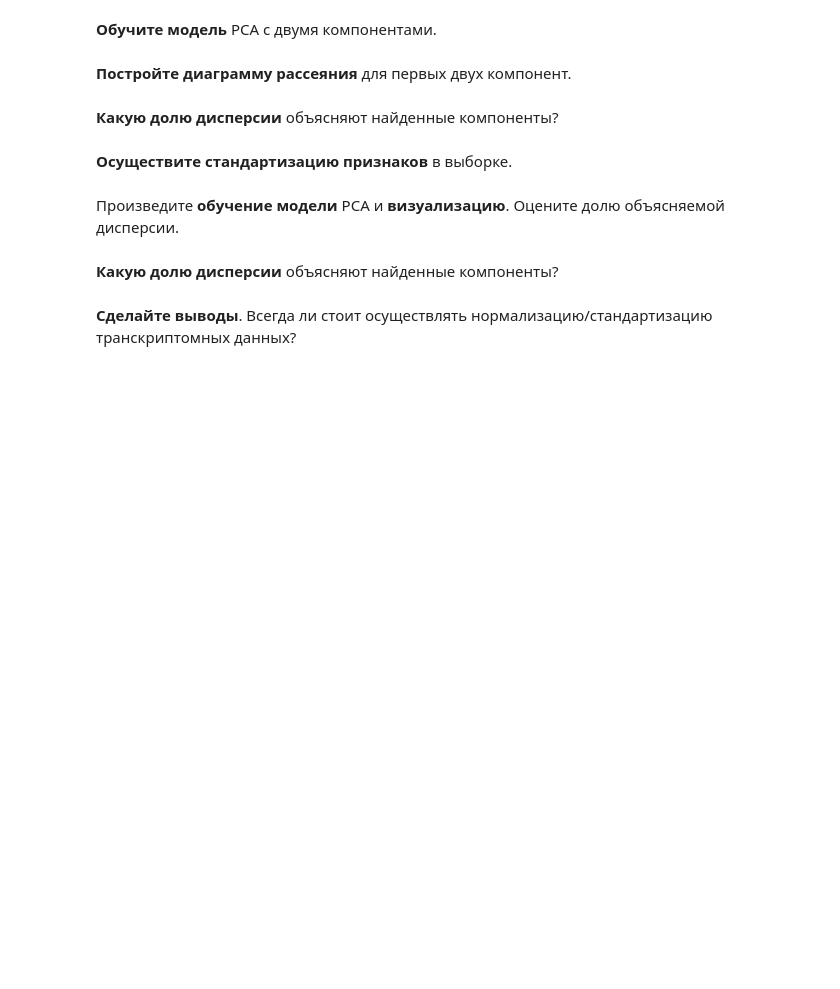
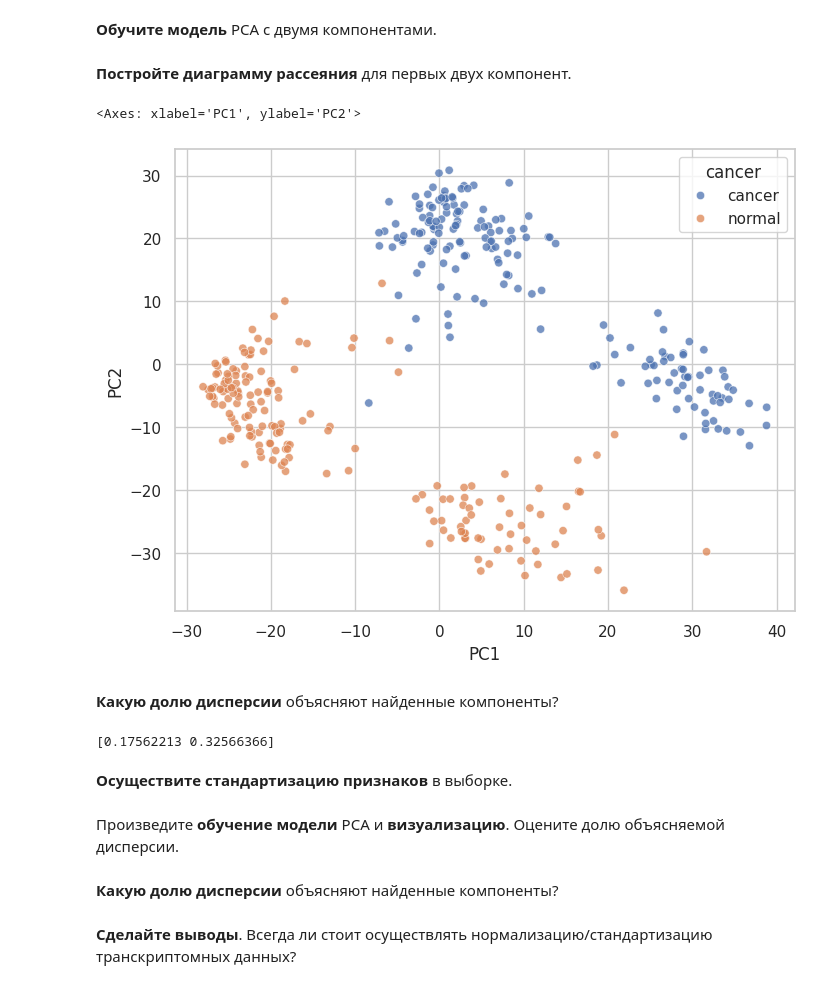
Before and after one commit to Existanze54/sirius-machine-learning-2025, a Jupyter notebook: Seminars/BioInf/S6_DimRed.ipynb, the cells around one changed output. Cells and saved outputs as stored; diff of their text form; code cells hidden in the pictures; blank space fills up the shorter version.

```diff
--- a/Seminars/BioInf/S6_DimRed.ipynb
+++ b/Seminars/BioInf/S6_DimRed.ipynb
@@ -26,0 +41,3 @@ sns.set_style("whitegrid")
+# %%
+escc = pd.read_csv("./data/gse53625_expression.csv", index_col = 0)
+escc_meta = pd.read_csv("./data/gse53625_metadata.csv", index_col = 0)
@@ -26,0 +75,3 @@ sns.set_style("whitegrid")
+# %%
+X = escc.T
+y = escc_meta["Sample type"]
@@ -27,8 +99,27 @@ sns.set_style("whitegrid")
 # %% [markdown]
 **Обучите модель** PCA с двумя компонентами.
+# %%
+from sklearn.decomposition import PCA
+
+pca = PCA(n_components=2)
+X_pca = pca.fit_transform(X)
 # %% [markdown]
 **Постройте диаграмму рассеяния** для первых двух компонент.
+# %%
+df = pd.DataFrame({"PC1": X_pca[:,0],
+                   "PC2": X_pca[:,1],
+                   "cancer": y})
+plt.figure(figsize=(8, 6))
+sns.scatterplot(x="PC1", y="PC2", hue="cancer", data=df, alpha=0.75)
+# %% [output]
+<Axes: xlabel='PC1', ylabel='PC2'>
+[figure, added]
 # %% [markdown]
 **Какую долю дисперсии** объясняют найденные компоненты?
+# %%
+total_explained = np.cumsum(pca.explained_variance_ratio_)
+print(total_explained)
+# %% [output]
+[0.17562213 0.32566366]
 # %% [markdown]
 **Осуществите стандартизацию признаков** в выборке.
```
Also changed, not shown: parts of 7 cells of this notebook.
